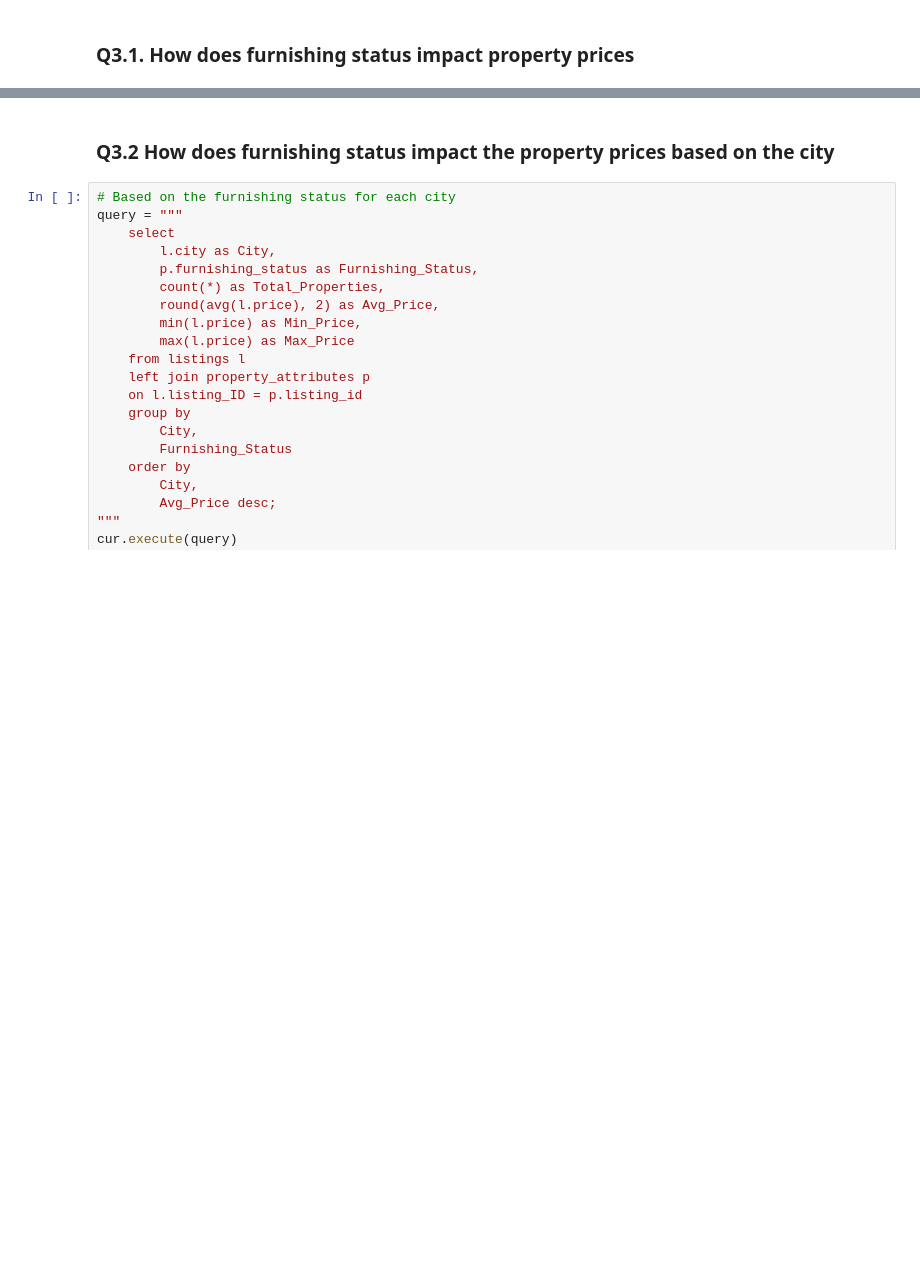
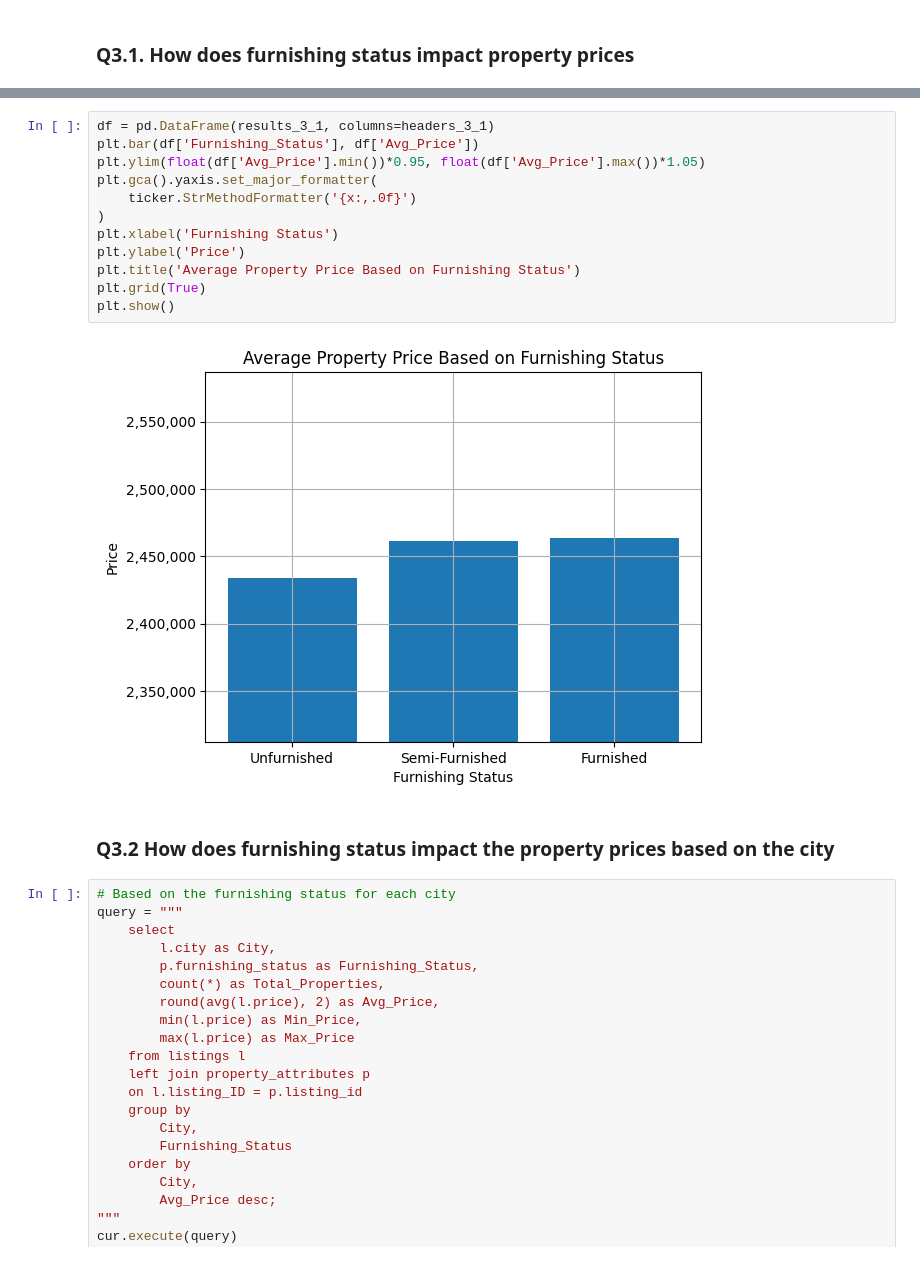
Before and after one commit to JS-Tharun/Real-Estate-Analysis, a Jupyter notebook: notebook.ipynb, the cells around one changed output, grey strips where cells are left out. Drawn from its saved outputs; the diff is of its cells as text; blank space fills up the shorter version.

```diff
--- a/notebook.ipynb
+++ b/notebook.ipynb
@@ -833,4 +865,18 @@ print(tabulate(results_3_1, headers=headers_3_1, tablefmt='grid'))
 +---------------------+--------------------+-------------+-------------+-------------+
+# %%
+df = pd.DataFrame(results_3_1, columns=headers_3_1)
+plt.bar(df['Furnishing_Status'], df['Avg_Price'])
+plt.ylim(float(df['Avg_Price'].min())*0.95, float(df['Avg_Price'].max())*1.05)
+plt.gca().yaxis.set_major_formatter(
+    ticker.StrMethodFormatter('{x:,.0f}')
+)
+plt.xlabel('Furnishing Status')
+plt.ylabel('Price')
+plt.title('Average Property Price Based on Furnishing Status')
+plt.grid(True)
+plt.show()
+# %% [output]
+[figure, added]
 # %% [markdown]
 ### Q3.2 How does furnishing status impact the property prices based on the city
 # %%
```
Also changed, not shown: parts of 5 cells of this notebook, 1 other file.
